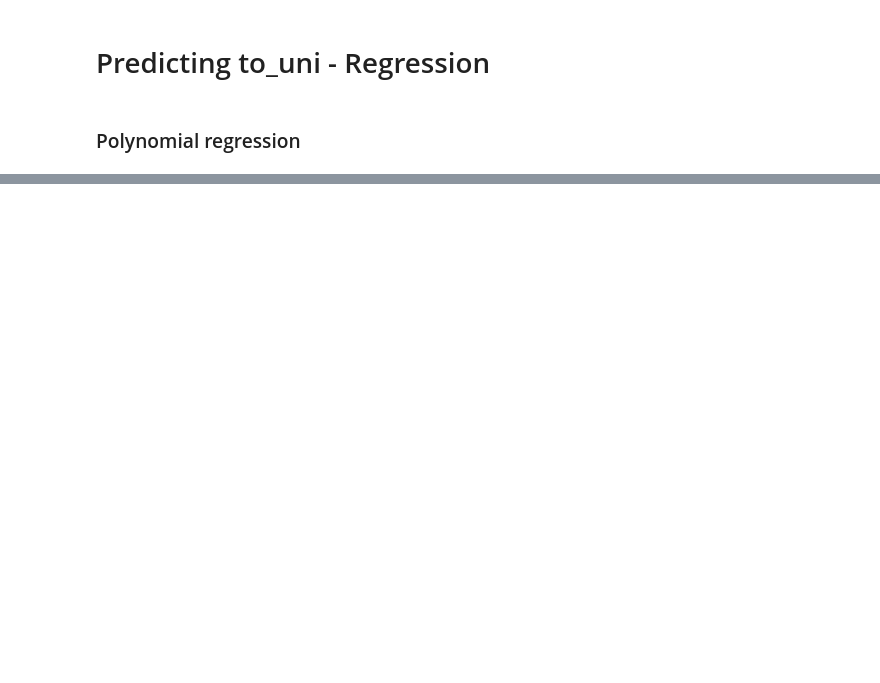
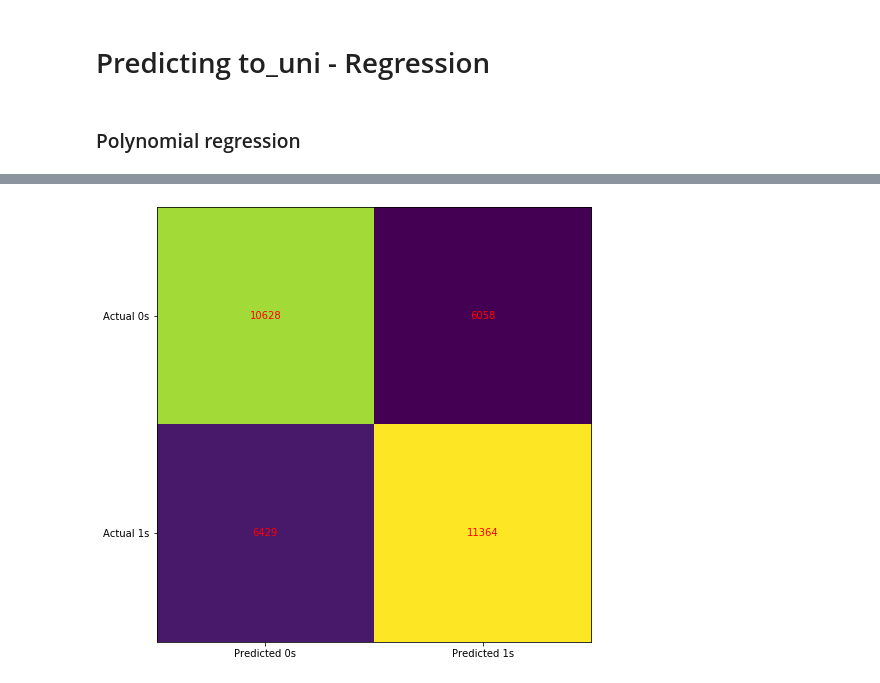
Before and after one commit to janiksudo/PDS_Project, a Jupyter notebook: notebooks/#8_predict_trip_direction.ipynb, the cells around one changed output, grey strips where cells are left out. Cells and saved outputs as stored; diff of their text form; code cells hidden in the pictures; blank space fills up the shorter version.

Commit message:
#8 Added several predictions.

```diff
--- a/notebooks/#8_predict_trip_direction.ipynb
+++ b/notebooks/#8_predict_trip_direction.ipynb
@@ -287,0 +336,11 @@ Best degree 2 with RMSE of validation set 0.46936178547830015
+# %%
+# Initialize independent and target variable
+X = bremen_trips[['start_lng','start_lat','start_plz','month']]
+y = bremen_trips['to_uni_bool']
+# %%
+# Splitting data into train and validation set
+X_train, X_val_test, y_train, y_val_test = train_test_split(X, y, test_size=0.60, shuffle=True)
+X_val, X_test, y_val, y_test = train_test_split(X_val_test, y_val_test, test_size=0.60, shuffle=True)
+# %%
+rf = RandomForestClassifier(criterion='entropy', class_weight='balanced_subsample')
+rf.fit(X_train, y_train)
@@ -287,0 +378,15 @@ Best degree 2 with RMSE of validation set 0.46936178547830015
+# %%
+cm = confusion_matrix(y_val, rf.predict(X_val))
+
+fig, ax = plt.subplots(figsize=(8, 8))
+ax.imshow(cm)
+ax.grid(False)
+ax.xaxis.set(ticks=(0, 1), ticklabels=('Predicted 0s', 'Predicted 1s'))
+ax.yaxis.set(ticks=(0, 1), ticklabels=('Actual 0s', 'Actual 1s'))
+ax.set_ylim(1.5, -0.5)
+for i in range(2):
+    for j in range(2):
+        ax.text(j, i, cm[i, j], ha='center', va='center', color='red')
+plt.show()
+# %% [output]
+[figure, added]
```
Also changed, not shown: parts of 69 cells of this notebook.
